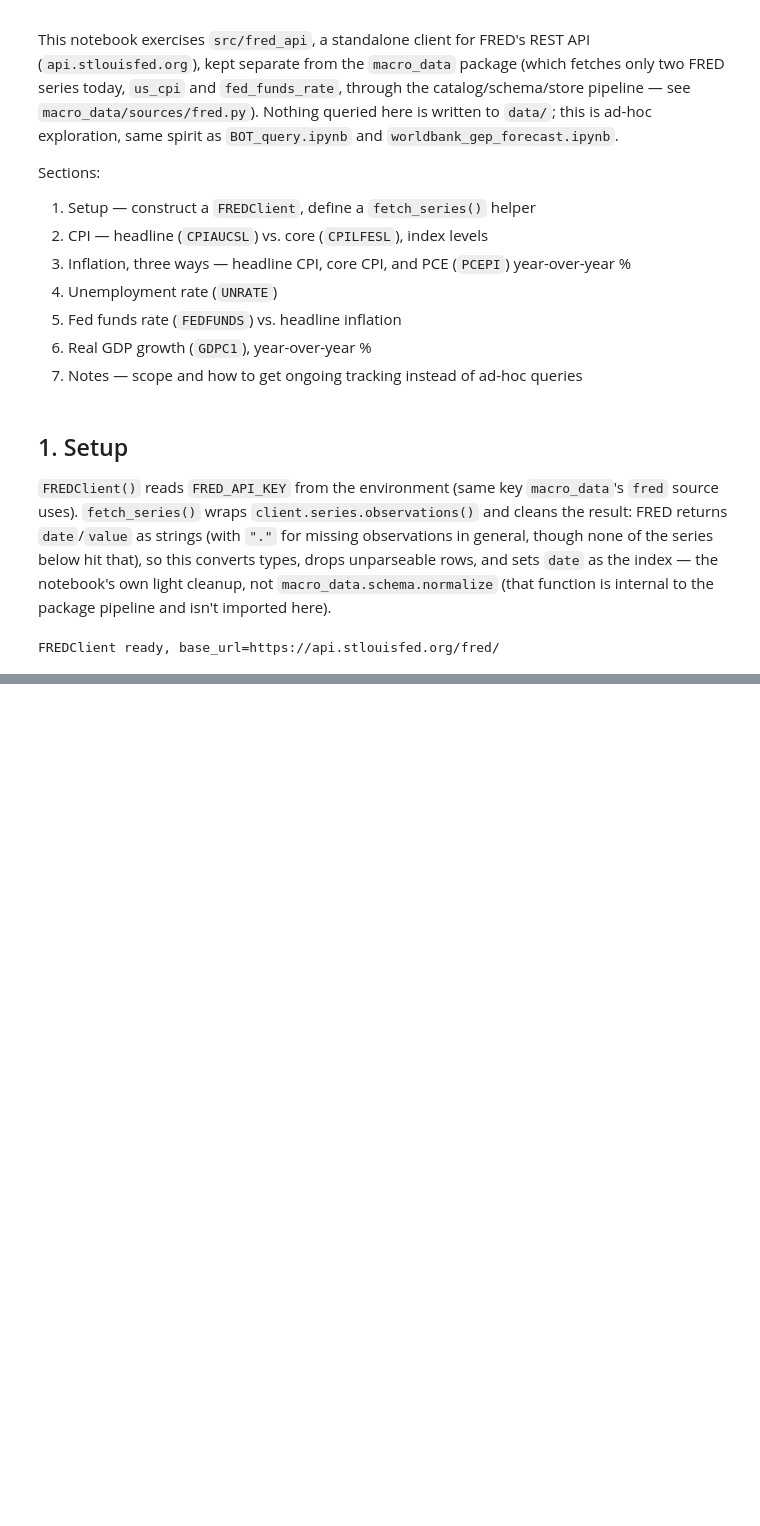
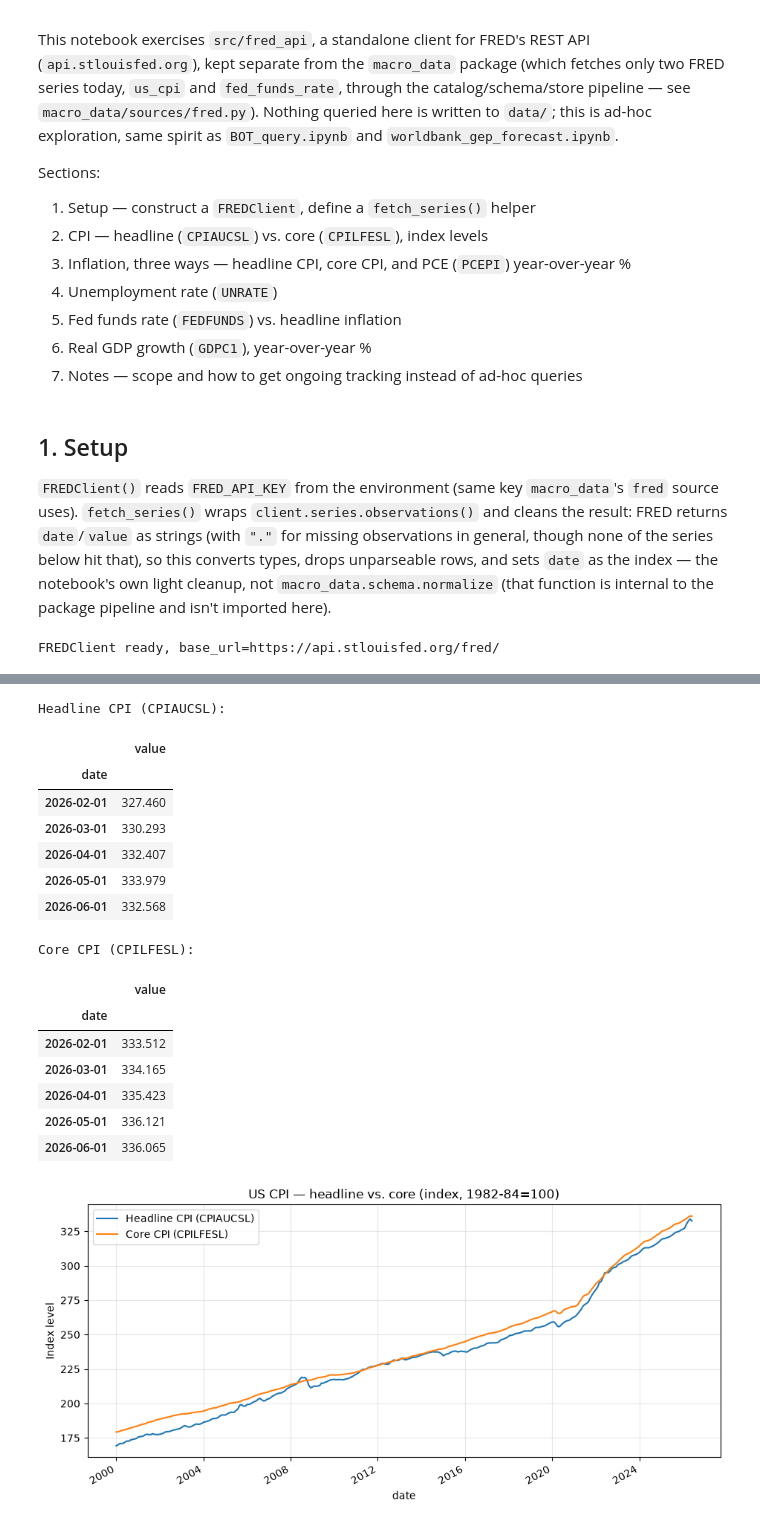
Before and after one commit to thatbeer/macro_data, a Jupyter notebook: notebooks/fred_indicators_query.ipynb, the cells around one changed output, grey strips where cells are left out. Drawn from its saved outputs; the diff is of its cells as text; code cells hidden in the pictures; blank space fills up the shorter version.

```diff
--- a/notebooks/fred_indicators_query.ipynb
+++ b/notebooks/fred_indicators_query.ipynb
@@ -57,0 +63,35 @@ FREDClient ready, base_url=https://api.stlouisfed.org/fred/
+# %%
+cpi_headline = fetch_series("CPIAUCSL")
+cpi_core = fetch_series("CPILFESL")
+
+print("Headline CPI (CPIAUCSL):")
+display(cpi_headline.tail())
+print("Core CPI (CPILFESL):")
+display(cpi_core.tail())
+
+fig, ax = plt.subplots(figsize=(11, 5))
+cpi_headline["value"].plot(ax=ax, label="Headline CPI (CPIAUCSL)")
+cpi_core["value"].plot(ax=ax, label="Core CPI (CPILFESL)")
+ax.set_title("US CPI — headline vs. core (index, 1982-84=100)")
+ax.set_ylabel("Index level")
+ax.legend()
+ax.grid(alpha=0.3)
+plt.show()
+# %% [output]
+Headline CPI (CPIAUCSL):
+|  | value |
+| date |  |
+| 2026-02-01 | 327.460 |
+| 2026-03-01 | 330.293 |
+| 2026-04-01 | 332.407 |
+| 2026-05-01 | 333.979 |
+| 2026-06-01 | 332.568 |
+Core CPI (CPILFESL):
+|  | value |
+| date |  |
+| 2026-02-01 | 333.512 |
+| 2026-03-01 | 334.165 |
+| 2026-04-01 | 335.423 |
+| 2026-05-01 | 336.121 |
+| 2026-06-01 | 336.065 |
+[figure, added]
```
Also changed, not shown: parts of 1 cell of this notebook.
